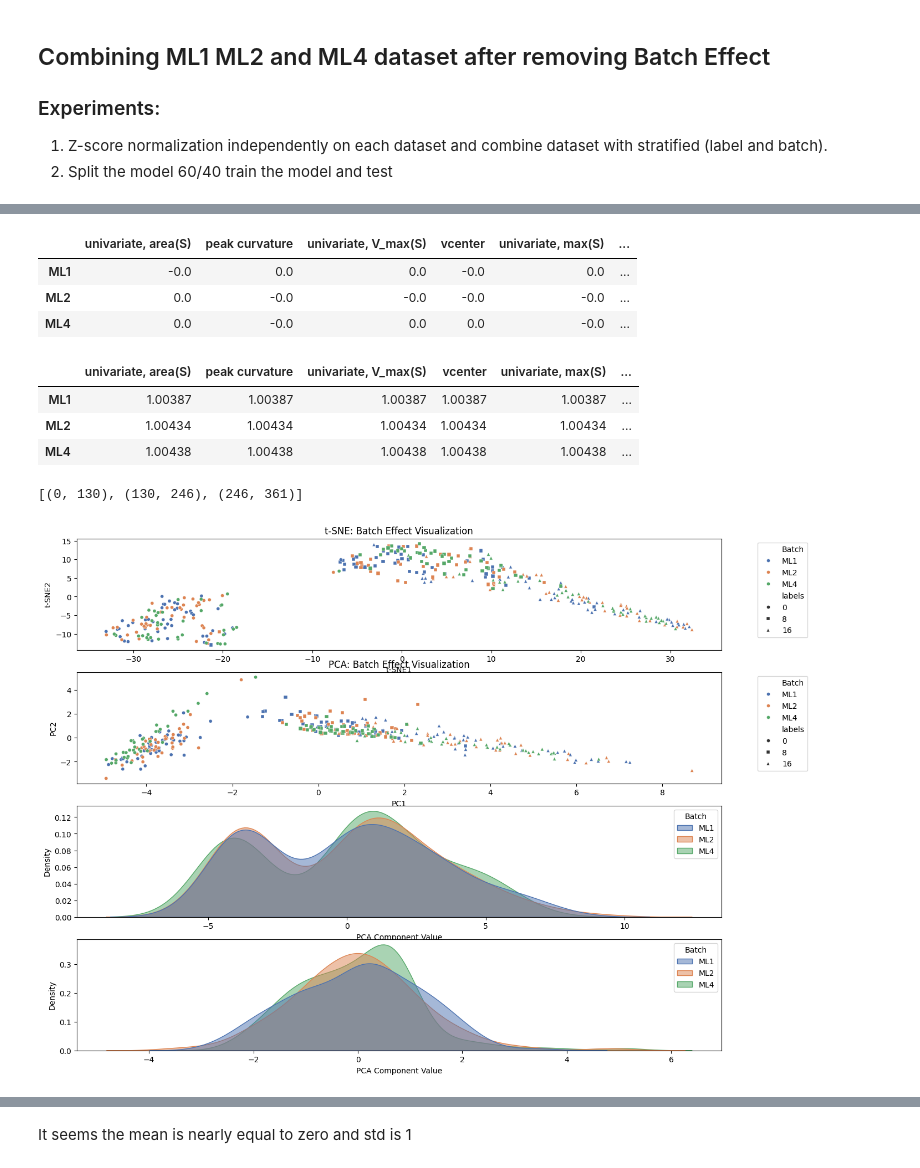
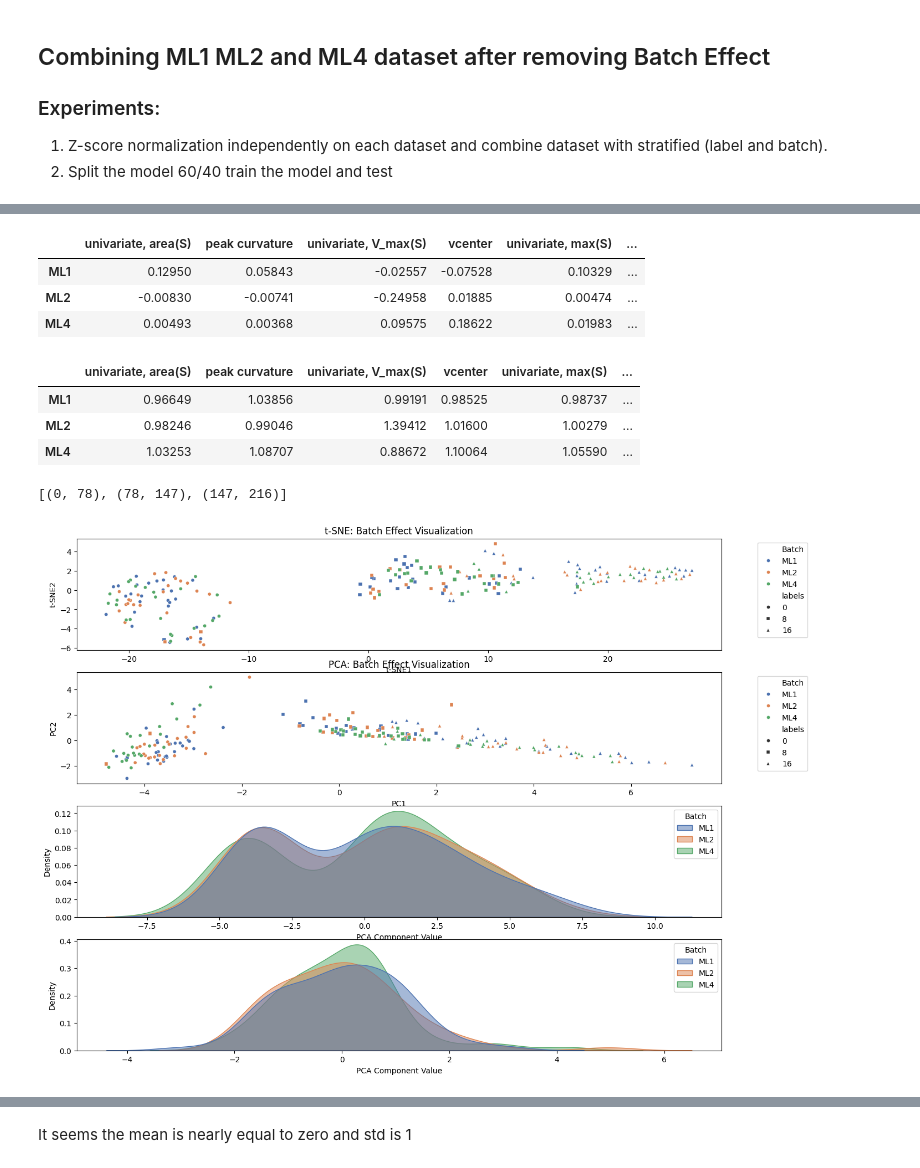
Before and after one commit to ramseylab/vgramreg, a Jupyter notebook: notebooks/Combine_ML1_ML2_ML4 dataset.ipynb, the cells around one changed output, grey strips where cells are left out. Drawn from its saved outputs; the diff is of its cells as text; code cells hidden in the pictures.

```diff
--- a/notebooks/Combine_ML1_ML2_ML4 dataset.ipynb
+++ b/notebooks/Combine_ML1_ML2_ML4 dataset.ipynb
@@ -26,9 +30,16 @@ from src.config import *
 # Load dataset
 normalization    = True
 standardize_type = 'mean_std' if normalization else 'none'
-split            = False
+split            = True
 combat_norm      = True
 
-ML1_X, ML1_y = load_dataset('/Users/sangam/Desktop/Epilepsey/Code/vgramreg/dataset/ML1_ML2/2024_02_19_ML1', normalization=normalization, standardize_type=standardize_type, split=split)
-ML2_X, ML2_y = load_dataset('/Users/sangam/Desktop/Epilepsey/Code/vgramreg/dataset/ML1_ML2/2024_02_22_ML2', normalization=normalization, standardize_type=standardize_type, split=split)
-ML4_X, ML4_y = load_dataset('/Users/sangam/Desktop/Epilepsey/Code/vgramreg/dataset/ML4', normalization=normalization, standardize_type=standardize_type, split=split)
+
+if split:
+    (ML1_X_train, ML1_X_test, ML1_y_train, ML1_y_test), _  = load_dataset('/Users/sangam/Desktop/Epilepsey/Code/vgramreg/dataset/ML1_ML2/2024_02_19_ML1', normalization=normalization, standardize_type=standardize_type, split=split)
+    (ML2_X_train, ML2_X_test, ML2_y_train, ML2_y_test), _  = load_dataset('/Users/sangam/Desktop/Epilepsey/Code/vgramreg/dataset/ML1_ML2/2024_02_22_ML2', normalization=normalization, standardize_type=standardize_type, split=split)
+    (ML4_X_train, ML4_X_test, ML4_y_train, ML4_y_test), _  = load_dataset('/Users/sangam/Desktop/Epilepsey/Code/vgramreg/dataset/ML4', normalization=normalization, standardize_type=standardize_type, split=split)
+
+else:
+    ML1_X, ML1_y = load_dataset('/Users/sangam/Desktop/Epilepsey/Code/vgramreg/dataset/ML1_ML2/2024_02_19_ML1', normalization=normalization, standardize_type=standardize_type, split=split)
+    ML2_X, ML2_y = load_dataset('/Users/sangam/Desktop/Epilepsey/Code/vgramreg/dataset/ML1_ML2/2024_02_22_ML2', normalization=normalization, standardize_type=standardize_type, split=split)
+    ML4_X, ML4_y = load_dataset('/Users/sangam/Desktop/Epilepsey/Code/vgramreg/dataset/ML4', normalization=normalization, standardize_type=standardize_type, split=split)
@@ -35,26 +59,26 @@ ML4_X, ML4_y = load_dataset('/Users/sangam/Desktop/Epilepsey/Code/vgramreg/datas
 # %%
-df = pd.DataFrame([ML1_X.mean(axis=0).values, ML2_X.mean(axis=0).values, ML4_X.mean(axis=0).values], columns=ML1_X.columns).round(5)
+df = pd.DataFrame([ML1_X_test.mean(axis=0).values, ML2_X_test.mean(axis=0).values, ML4_X_test.mean(axis=0).values], columns=ML1_X_test.columns).round(5)
 df.index= ['ML1', 'ML2', 'ML4']
 df
 # %% [output]
 |  | univariate, area(S) | peak curvature | univariate, V_max(S) | vcenter | univariate, max(S) | ... |
-| ML1 | -0.0 | 0.0 | 0.0 | -0.0 | 0.0 | ... |
-| ML2 | 0.0 | -0.0 | -0.0 | -0.0 | -0.0 | ... |
-| ML4 | 0.0 | -0.0 | 0.0 | 0.0 | -0.0 | ... |
+| ML1 | 0.12950 | 0.05843 | -0.02557 | -0.07528 | 0.10329 | ... |
+| ML2 | -0.00830 | -0.00741 | -0.24958 | 0.01885 | 0.00474 | ... |
+| ML4 | 0.00493 | 0.00368 | 0.09575 | 0.18622 | 0.01983 | ... |
 # %%
-df = pd.DataFrame([ML1_X.std(axis=0).values, ML2_X.std(axis=0).values, ML4_X.std(axis=0).values], columns=ML1_X.columns).round(5)
+df = pd.DataFrame([ML1_X_test.std(axis=0).values, ML2_X_test.std(axis=0).values, ML4_X_test.std(axis=0).values], columns=ML1_X_test.columns).round(5)
 df.index= ['ML1', 'ML2', 'ML4']
 df
 # %% [output]
 |  | univariate, area(S) | peak curvature | univariate, V_max(S) | vcenter | univariate, max(S) | ... |
-| ML1 | 1.00387 | 1.00387 | 1.00387 | 1.00387 | 1.00387 | ... |
-| ML2 | 1.00434 | 1.00434 | 1.00434 | 1.00434 | 1.00434 | ... |
-| ML4 | 1.00438 | 1.00438 | 1.00438 | 1.00438 | 1.00438 | ... |
+| ML1 | 0.96649 | 1.03856 | 0.99191 | 0.98525 | 0.98737 | ... |
+| ML2 | 0.98246 | 0.99046 | 1.39412 | 1.01600 | 1.00279 | ... |
+| ML4 | 1.03253 | 1.08707 | 0.88672 | 1.10064 | 1.05590 | ... |
 # %%
 if combat_norm:
-    (ML1_X, ML2_X, ML4_X), batch_labels = perform_combat_normalization([ML1_X, ML2_X, ML4_X], dataset_name=['ML1', 'ML2', 'ML4'])
-    labels               = ML1_y.values.tolist() + ML2_y.values.tolist() + ML4_y.values.tolist()
-    tsen_pca_viz([ML1_X, ML2_X, ML4_X], batch_labels, labels)
+    (ML1_X_train, ML2_X_train, ML4_X_train), batch_labels, combat = perform_combat_normalization([ML1_X_train, ML2_X_train, ML4_X_train], dataset_name=['ML1', 'ML2', 'ML4'])
+    labels               = ML1_y_train.values.tolist() + ML2_y_train.values.tolist() + ML4_y_train.values.tolist()
+    tsen_pca_viz([ML1_X_train, ML2_X_train, ML4_X_train], batch_labels, labels)
 # %% [output]
-[(0, 130), (130, 246), (246, 361)]
+[(0, 78), (78, 147), (147, 216)]
-[figure, old version]
+[figure, new version]
```
Also changed, not shown: parts of 6 cells of this notebook, 1 other file.
